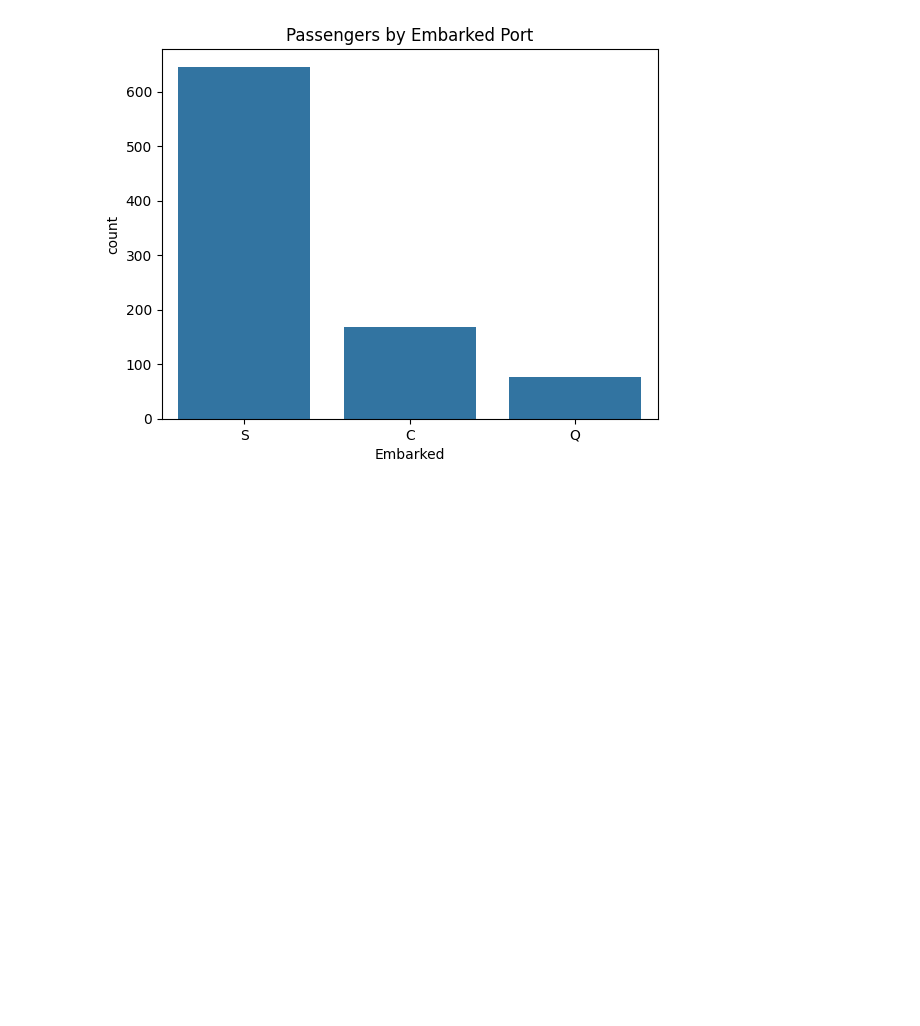
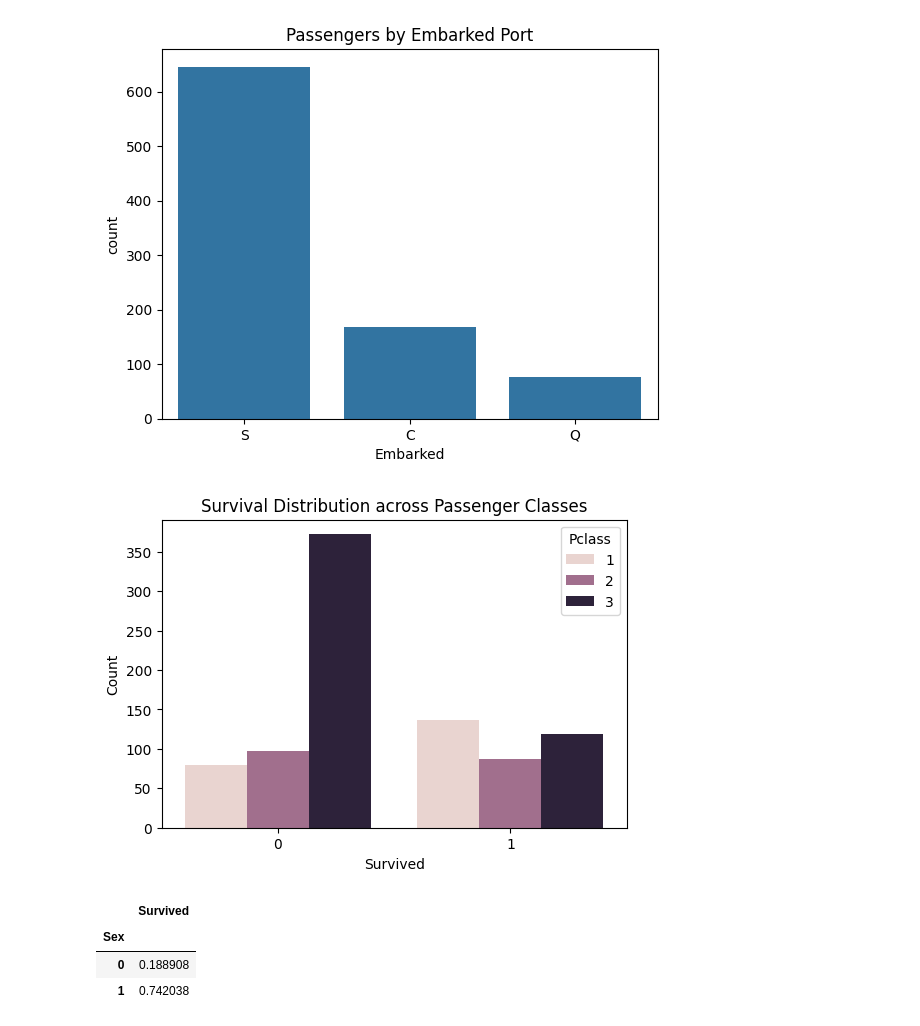
Before and after one commit to radhasolanki4143/web-development, a Jupyter notebook: Untitled1.ipynb, the cells around one changed output. Drawn from its saved outputs; the diff is of its cells as text; code cells hidden in the pictures; blank space fills up the shorter version.

```diff
--- a/Untitled1.ipynb
+++ b/Untitled1.ipynb
@@ -64,4 +72,21 @@ plt.show()
 [figure]
 # %%
 data.drop(['Name', 'Ticket', 'Cabin'], axis=1, inplace=True)
+# %%
+plt.figure(figsize=(6,4))
+sns.countplot(x='Survived', hue='Pclass', data=data)
+plt.title("Survival Distribution across Passenger Classes")
+plt.xlabel("Survived")
+plt.ylabel("Count")
+plt.show()
+# %% [output]
+[figure, added]
+# %%
+#look at survival rate by sex
+data.groupby('Sex')[['Survived']].mean()
+# %% [output]
+|  | Survived |
+| Sex |  |
+| 0 | 0.188908 |
+| 1 | 0.742038 |
 # %%
```
Also changed, not shown: parts of 21 cells of this notebook.
